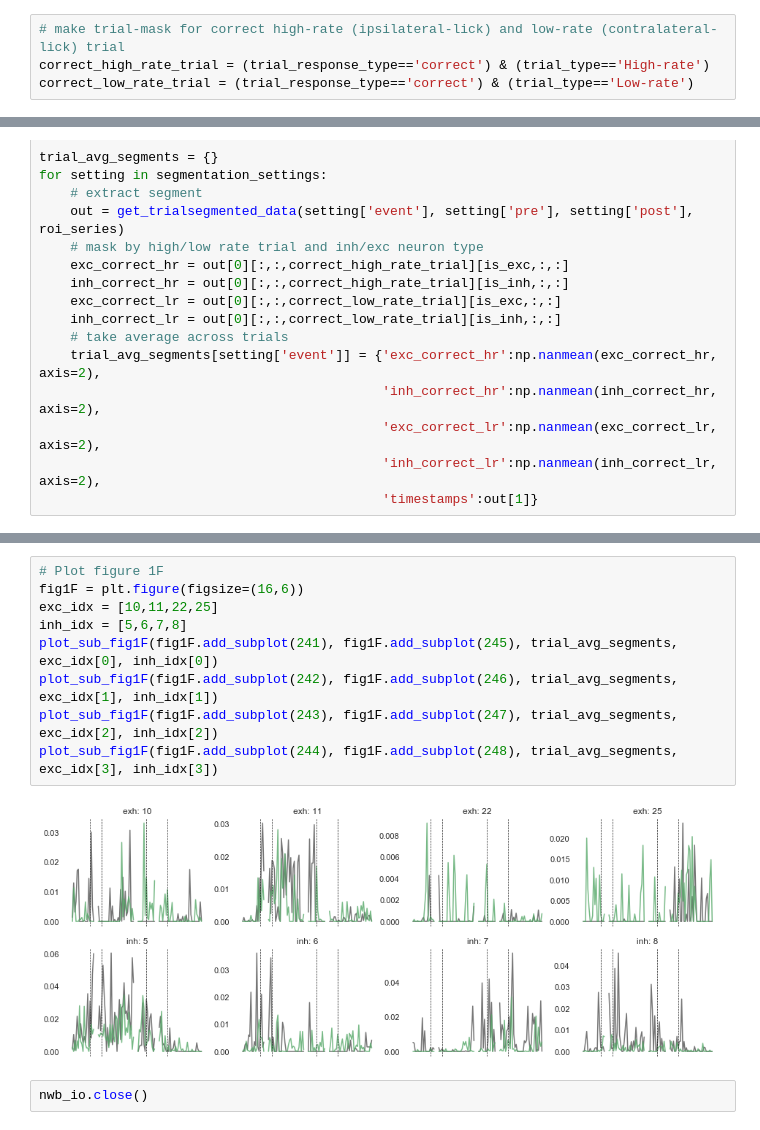
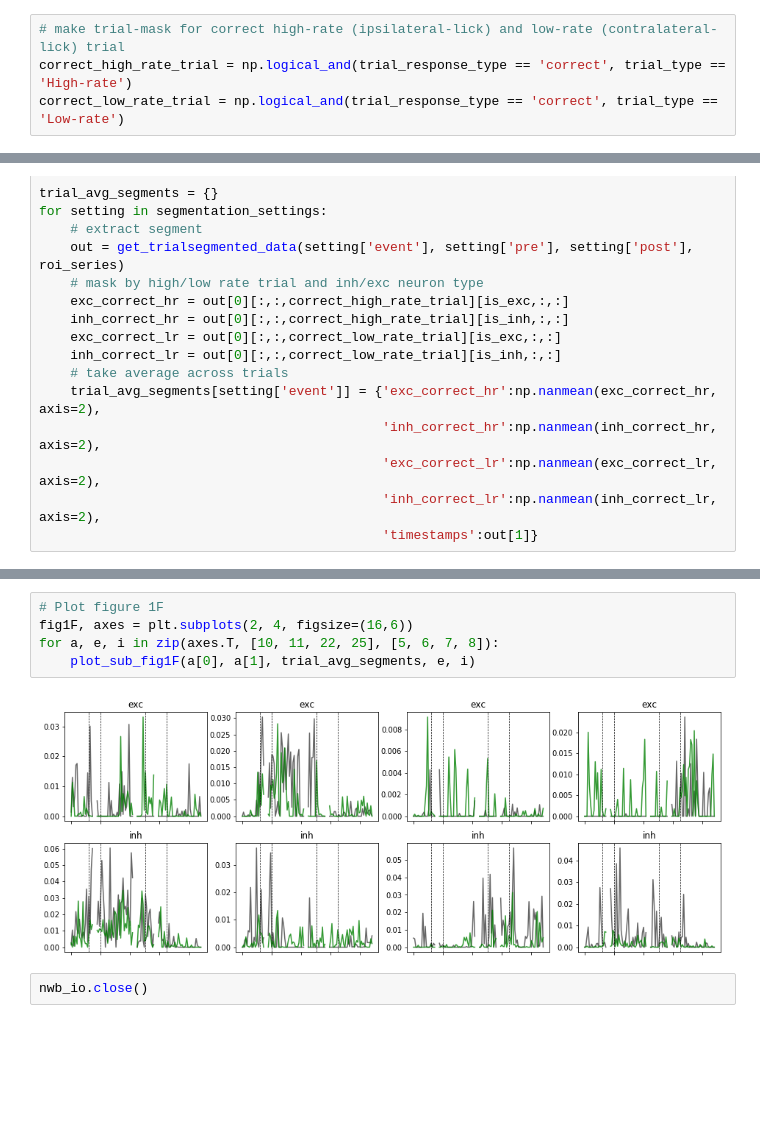
Before and after one commit to datajoint-company/najafi-2018-nwb, a Jupyter notebook: notebooks/NWB 2.0 Read and Visualize with PyNWB - Single session - Fig1E, 1F.ipynb, the cells around one changed output, grey strips where cells are left out. Drawn from its saved outputs; the diff is of its cells as text; blank space fills up the shorter version.

```diff
--- a/notebooks/NWB 2.0 Read and Visualize with PyNWB - Single session - Fig1E, 1F.ipynb
+++ b/notebooks/NWB 2.0 Read and Visualize with PyNWB - Single session - Fig1E, 1F.ipynb
@@ -126,8 +123,8 @@ trial_response_type = trial_set.get('trial_response').data
 trial_type = trial_set.get('trial_type').data
 # %%
 # make trial-mask for correct high-rate (ipsilateral-lick) and low-rate (contralateral-lick) trial
-correct_high_rate_trial = (trial_response_type=='correct') & (trial_type=='High-rate')
-correct_low_rate_trial = (trial_response_type=='correct') & (trial_type=='Low-rate')
+correct_high_rate_trial = np.logical_and(trial_response_type == 'correct', trial_type == 'High-rate')
+correct_low_rate_trial = np.logical_and(trial_response_type == 'correct', trial_type == 'Low-rate')
 # %%
 # make mask of inhibitory and excitatory neuron
 is_inh = (neuron_type == 'inhibitory')
@@ -207,13 +183,9 @@ def plot_sub_fig1F(exc_ax, inh_ax, trial_avg_segments, exc_idx, inh_idx):
-# %%
-# Plot figure 1F
-fig1F = plt.figure(figsize=(16,6))
-exc_idx = [10,11,22,25]
-inh_idx = [5,6,7,8]
-plot_sub_fig1F(fig1F.add_subplot(241), fig1F.add_subplot(245), trial_avg_segments, exc_idx[0], inh_idx[0])
-plot_sub_fig1F(fig1F.add_subplot(242), fig1F.add_subplot(246), trial_avg_segments, exc_idx[1], inh_idx[1])
-plot_sub_fig1F(fig1F.add_subplot(243), fig1F.add_subplot(247), trial_avg_segments, exc_idx[2], inh_idx[2])
-plot_sub_fig1F(fig1F.add_subplot(244), fig1F.add_subplot(248), trial_avg_segments, exc_idx[3], inh_idx[3])
-# %% [output]
-[figure, removed]
+# %%
+# Plot figure 1F
+fig1F, axes = plt.subplots(2, 4, figsize=(16,6))
+for a, e, i in zip(axes.T, [10, 11, 22, 25], [5, 6, 7, 8]):
+    plot_sub_fig1F(a[0], a[1], trial_avg_segments, e, i)
+# %% [output]
+[figure, added]
 # %%
 nwb_io.close()
```
Also changed, not shown: parts of 5 cells of this notebook, 1 other file.
